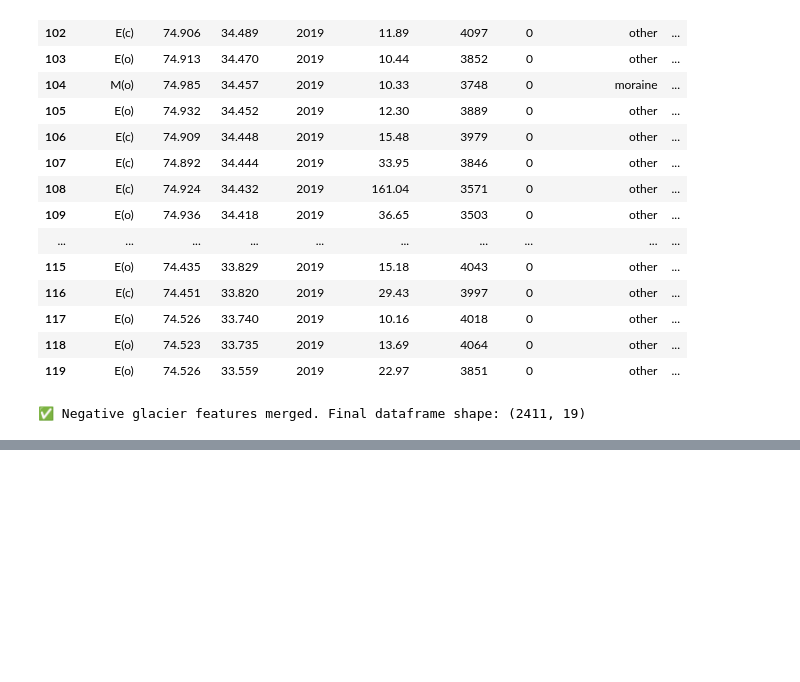
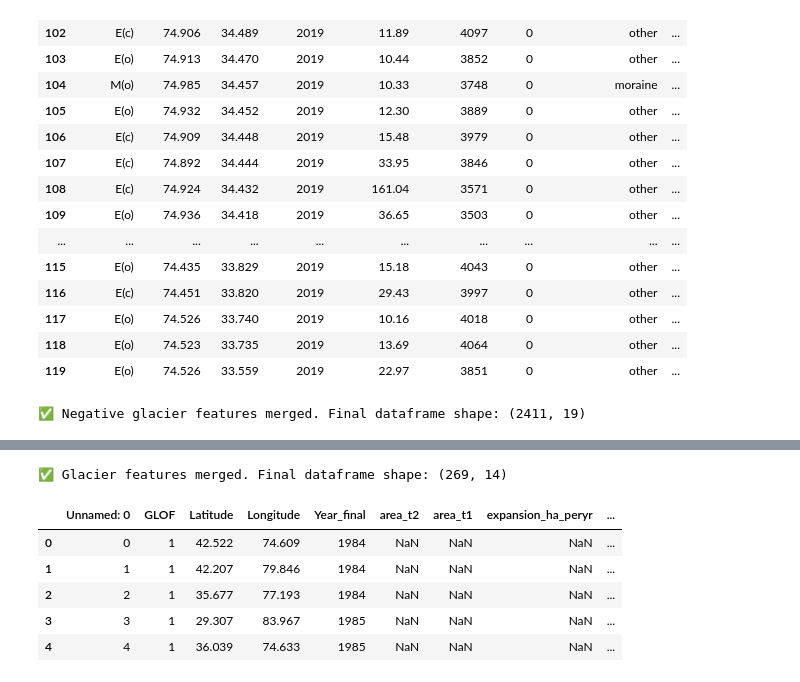
Before and after one commit to SoulNims/GLOF_Risk_ML_Pipeline, a Jupyter notebook: LakeFeaturesFunction.ipynb, the cells around one changed output, grey strips where cells are left out. Cells and saved outputs as stored; diff of their text form; code cells hidden in the pictures; blank space fills up the shorter version.

```diff
--- a/LakeFeaturesFunction.ipynb
+++ b/LakeFeaturesFunction.ipynb
@@ -1599,0 +2111,52 @@ df_glac_neg.to_csv("glac_neg_list.csv")
+# %%
+from tqdm.notebook import tqdm
+import numpy as np
+import pandas as pd
+
+batch_size = 5
+results = []
+
+n_batches = (len(df_pos_expansion10y) + batch_size - 1) // batch_size
+
+for i in tqdm(range(0, len(df_pos_expansion10y), batch_size),
+              total=n_batches, desc="Processing glacier batches"):
+    df_batch = df_pos_expansion10y.iloc[i:i+batch_size].copy()
+    df_batch = df_batch.replace([np.nan, np.inf, -np.inf], None)
+
+    fc_points = df_to_fc(df_batch)
+    fc_polys = fc_points.map(detect_area_glof)
+    fc_with_glac = annotate_glacier_metrics_from_polygons(fc_polys, buffer_km=5)
+
+    # Remove geometries to lighten payload
+    fc_with_glac = fc_with_glac.map(lambda f: f.setGeometry(None))
+
+    data = fc_with_glac.getInfo()["features"]
+    rows = [f["properties"] for f in data]
+    results.append(pd.DataFrame(rows))
+
+df_glac_updates = pd.concat(results, ignore_index=True)
+
+df_glac_pos = pd.merge(
+    df_pos_expansion10y,
+    df_glac_updates[[
+        "Latitude", "Longitude", "Year_final",
+        "glacier_area_ha", "slope_glac_to_lake",
+        "glacier_contact", "glacier_touch_count",
+        "nearest_glacier_dist_m", "glacier_elev_m"
+    ]],
+    on=["Latitude", "Longitude", "Year_final"],
+    how="left"
+)
+
+print("✅ Glacier features merged. Final dataframe shape:", df_glac_pos.shape)
+# %% [output]
+✅ Glacier features merged. Final dataframe shape: (269, 14)
+# %%
+df_glac_pos.head()
+# %% [output]
+|  | Unnamed: 0 | GLOF | Latitude | Longitude | Year_final | area_t2 | area_t1 | expansion_ha_peryr | ... |
+| 0 | 0 | 1 | 42.522 | 74.609 | 1984 | NaN | NaN | NaN | ... |
+| 1 | 1 | 1 | 42.207 | 79.846 | 1984 | NaN | NaN | NaN | ... |
+| 2 | 2 | 1 | 35.677 | 77.193 | 1984 | NaN | NaN | NaN | ... |
+| 3 | 3 | 1 | 29.307 | 83.967 | 1985 | NaN | NaN | NaN | ... |
+| 4 | 4 | 1 | 36.039 | 74.633 | 1985 | NaN | NaN | NaN | ... |
```
Also changed, not shown: parts of 15 cells of this notebook, 2 other files.
